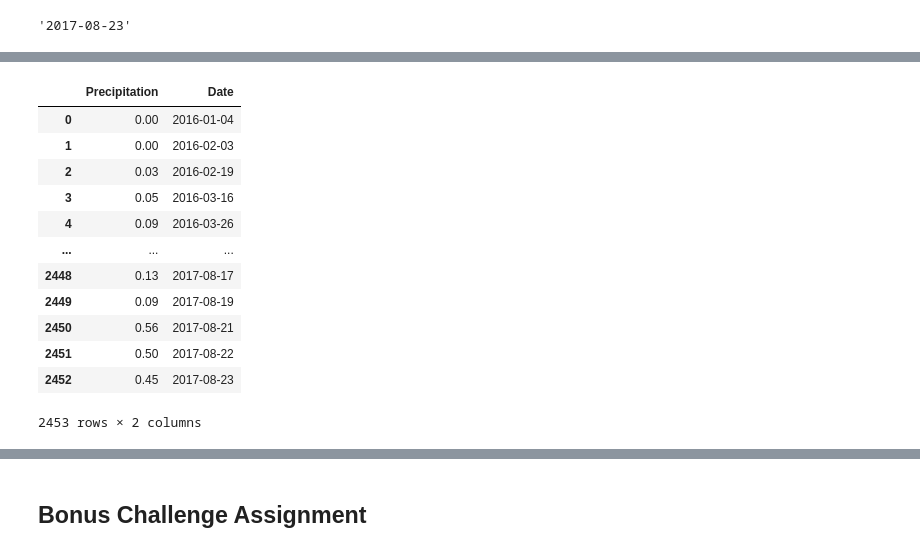
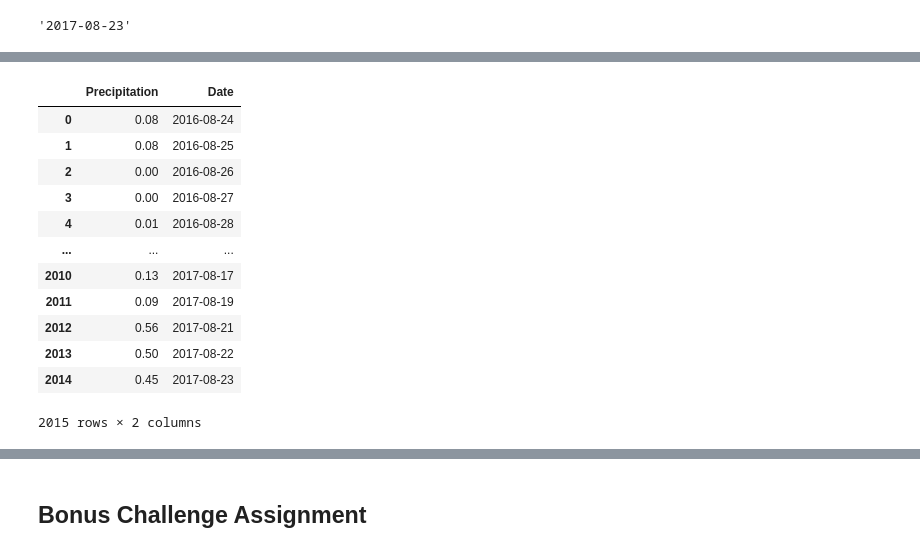
Before and after one commit to brainmagmo/sqlalchemy-challenge, a Jupyter notebook: climate_starter.ipynb, the cells around one changed output, grey strips where cells are left out. Cells and saved outputs as stored; diff of their text form; code cells hidden in the pictures.

```diff
--- a/climate_starter.ipynb
+++ b/climate_starter.ipynb
@@ -74,7 +74,3 @@ lastday = lastdatum[0][1]
 lastday
 # %% [output]
 '2017-08-23'
-# %%
-# Calculate the date 1 year ago from the last data point in the database
-lastday = allprcp[-1][1]
-lastday
@@ -83,4 +77,5 @@ datetime.date(2017, 8, 23)
 # %%
 firstday = ( dt.datetime.strptime(lastday,'%Y-%m-%d').date() -  pd.DateOffset(years=1) ).date()
+firstday = firstday.strftime('%Y-%m-%d')
 firstday
 # %% [output]
@@ -88,2 +83,11 @@ datetime.date(2016, 8, 23)
 # %%
 # Perform a query to retrieve the data and precipitation scores
+q = f'''
+select prcp, date
+from measurement;
+'''
+# where date between {firstday} and {lastday}
+# '''
+
+prcp_data = engine.execute(q).fetchall()
+prcp_data
@@ -108,0 +112,10 @@ datetime.date(2016, 8, 23)
+# %%
+last_year = []
+for datum in prcp_data:
+    day = dt.datetime.strptime(datum[1],'%Y-%m-%d').date()
+    if day <= dt.datetime.strptime(lastday,'%Y-%m-%d').date() \
+    and day > dt.datetime.strptime(firstday,'%Y-%m-%d').date() \
+    and datum[0] != None:
+        last_year.append(datum)
+
+last_year
@@ -109,18 +140,21 @@ datetime.date(2016, 8, 23)
 # %%
 # Save the query results as a Pandas DataFrame and set the index to the date column
+year_df = pd.DataFrame(last_year)
+year_df.columns = ['Precipitation', 'Date']
+year_df
 # %% [output]
 |  | Precipitation | Date |
-| 0 | 0.00 | 2016-01-04 |
-| 1 | 0.00 | 2016-02-03 |
-| 2 | 0.03 | 2016-02-19 |
-| 3 | 0.05 | 2016-03-16 |
-| 4 | 0.09 | 2016-03-26 |
+| 0 | 0.08 | 2016-08-24 |
+| 1 | 0.08 | 2016-08-25 |
+| 2 | 0.00 | 2016-08-26 |
+| 3 | 0.00 | 2016-08-27 |
+| 4 | 0.01 | 2016-08-28 |
 | ... | ... | ... |
-| 2448 | 0.13 | 2017-08-17 |
-| 2449 | 0.09 | 2017-08-19 |
-| 2450 | 0.56 | 2017-08-21 |
-| 2451 | 0.50 | 2017-08-22 |
-| 2452 | 0.45 | 2017-08-23 |
+| 2010 | 0.13 | 2017-08-17 |
+| 2011 | 0.09 | 2017-08-19 |
+| 2012 | 0.56 | 2017-08-21 |
+| 2013 | 0.50 | 2017-08-22 |
+| 2014 | 0.45 | 2017-08-23 |
-2453 rows × 2 columns
+2015 rows × 2 columns
 # %%
 # Sort the dataframe by date
```
Also changed, not shown: parts of 23 cells of this notebook, 2 other files.
